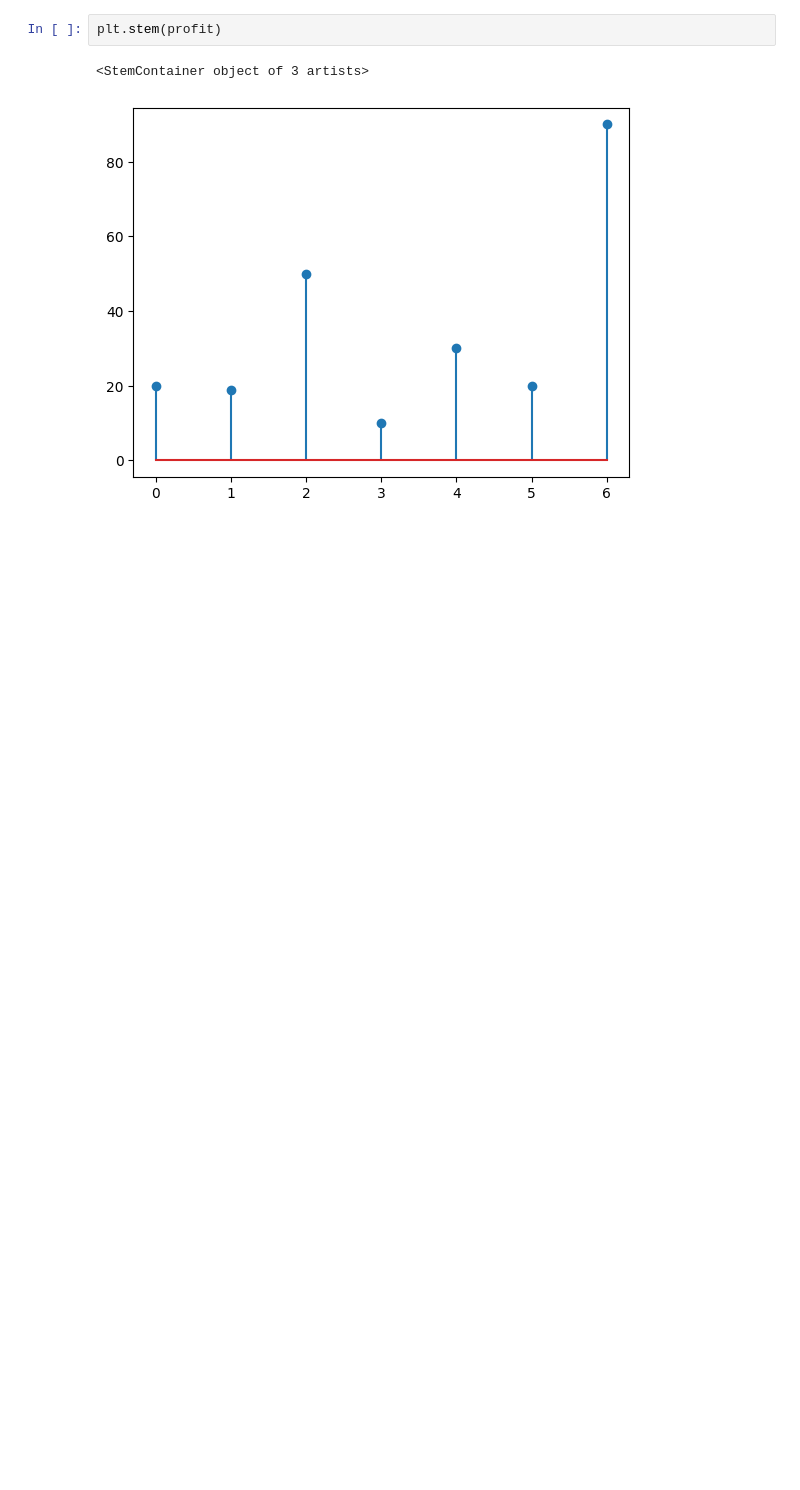
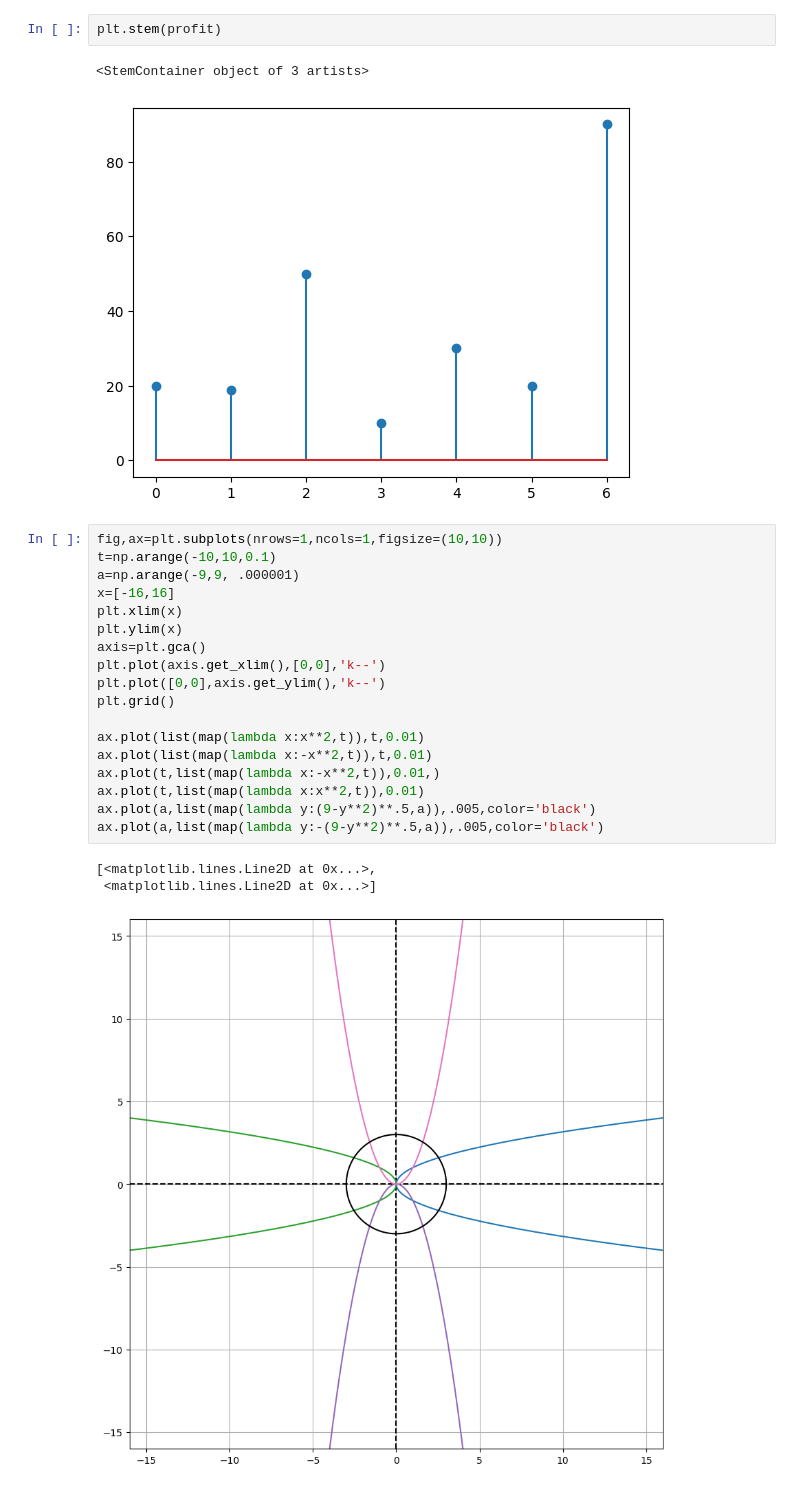
Before and after one commit to Krishwall/pythondatascience, a Jupyter notebook: dataanalysis/numpy.ipynb, the cells around one changed output. Cells and saved outputs as stored; diff of their text form; blank space fills up the shorter version.

```diff
--- a/dataanalysis/numpy.ipynb
+++ b/dataanalysis/numpy.ipynb
@@ -343,3 +325,25 @@ plt.stem(profit)
 # %% [output]
 <StemContainer object of 3 artists>
 [figure]
+# %%
+fig,ax=plt.subplots(nrows=1,ncols=1,figsize=(10,10))
+t=np.arange(-10,10,0.1)
+a=np.arange(-9,9, .000001)
+x=[-16,16]
+plt.xlim(x)
+plt.ylim(x)
+axis=plt.gca()
+plt.plot(axis.get_xlim(),[0,0],'k--')
+plt.plot([0,0],axis.get_ylim(),'k--')
+plt.grid()
+
+ax.plot(list(map(lambda x:x**2,t)),t,0.01)
+ax.plot(list(map(lambda x:-x**2,t)),t,0.01)
+ax.plot(t,list(map(lambda x:-x**2,t)),0.01,)
+ax.plot(t,list(map(lambda x:x**2,t)),0.01)
+ax.plot(a,list(map(lambda y:(9-y**2)**.5,a)),.005,color='black')
+ax.plot(a,list(map(lambda y:-(9-y**2)**.5,a)),.005,color='black')
+# %% [output]
+[<matplotlib.lines.Line2D at 0x...>,
+ <matplotlib.lines.Line2D at 0x...>]
+[figure, added]
```
Also changed, not shown: parts of 9 cells of this notebook, 4 other files.
